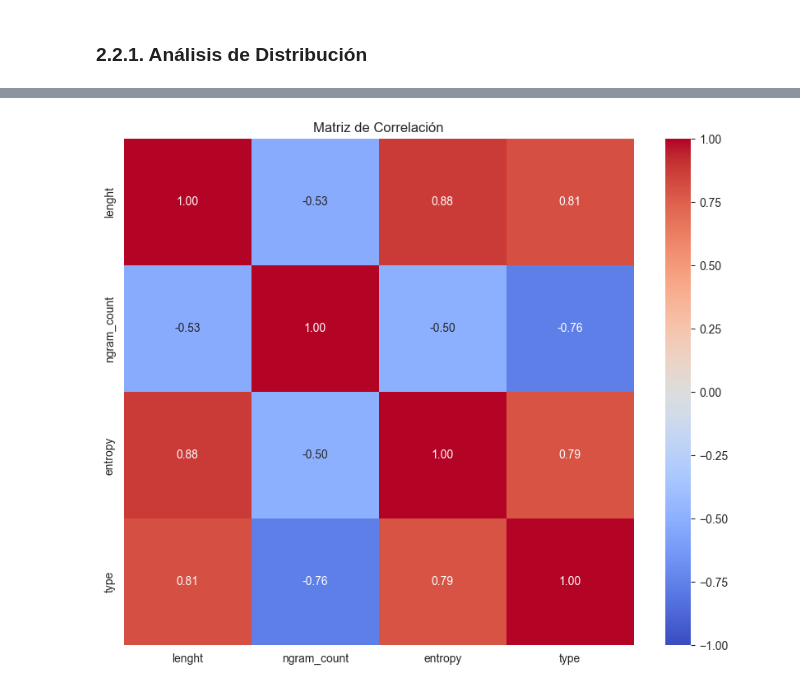
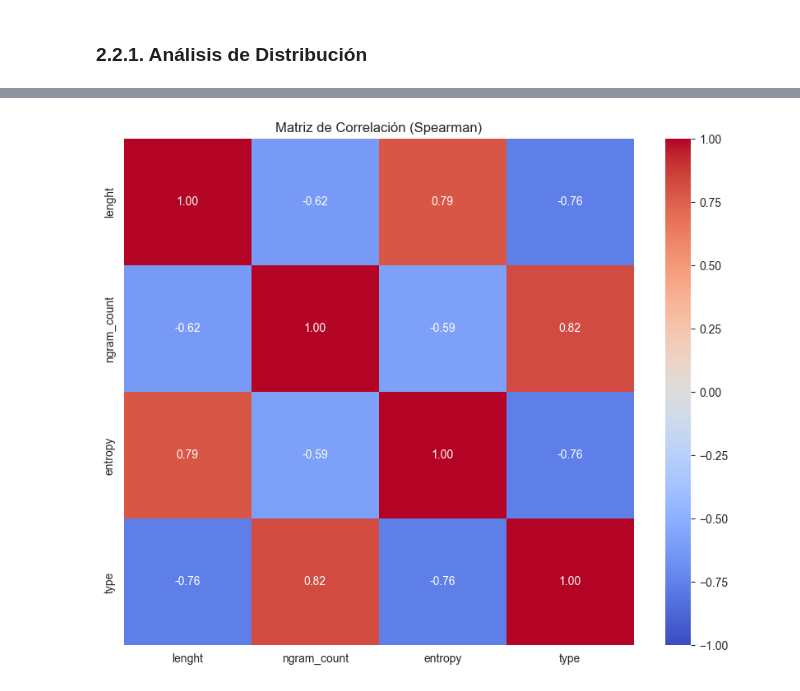
Before and after one commit to jpheredia/DGA_Classification, a Jupyter notebook: Project_notebook.ipynb, the cells around one changed output, grey strips where cells are left out. Drawn from its saved outputs; the diff is of its cells as text; code cells hidden in the pictures.

```diff
--- a/Project_notebook.ipynb
+++ b/Project_notebook.ipynb
@@ -92,9 +94,10 @@ Las variables de nuestro dataframe deberían corresponder con los siguientes tip
 # Convertir las columnas numéricas a los dtypes correctos
 
 df = df.astype({
-    'lenght': 'float64',
+    'lenght' : 'float64',
+    'entropy': 'float64',
     'ngram_count': 'float64',
-    'entropy': 'float64',
+    'entropy': 'float64'
 })
 # %% [markdown]
 # 2. EDA (Analisis Exploratorio de Datos)
@@ -201,20 +246,19 @@ Podemos observar cuanto correlacionadas están las variables con la variable tar
 # %%
 # 1. Crear una copia del dataframe y convertir 'type' a numérico
 df_corr = df.copy()
-df_corr['type'] = df_corr['type'].map({'legit': 0, 'dga': 1})
+df_corr['type'] = df_corr['type'].map({'legit': 1, 'dga': 0})
 
-# 2. Calcular y visualizar la matriz de correlación completa
-correlation_matrix = df_corr.corr()
+correlation_matrix = df_corr.corr(method='spearman') # Debido a la que se presentan distribuciones no normales el método empleado será Spearman
 
 # 3. Crear el heatmap
 plt.figure(figsize=(10, 8))
 sns.heatmap(correlation_matrix,
-            annot=True,  # Mostrar valores
-            cmap='coolwarm',  # Esquema de colores
-            vmin=-1, vmax=1,  # Rango de valores
-            center=0,  # Centro del colormap
-            fmt='.2f')  # Formato de números
-plt.title('Matriz de Correlación')
+            annot=True,
+            cmap='coolwarm',
+            vmin=-1, vmax=1,
+            center=0,
+            fmt='.2f')
+plt.title('Matriz de Correlación (Spearman)')
 plt.show()
 # %% [output]
-[figure, old version]
+[figure, new version]
```
Also changed, not shown: parts of 38 cells of this notebook.
